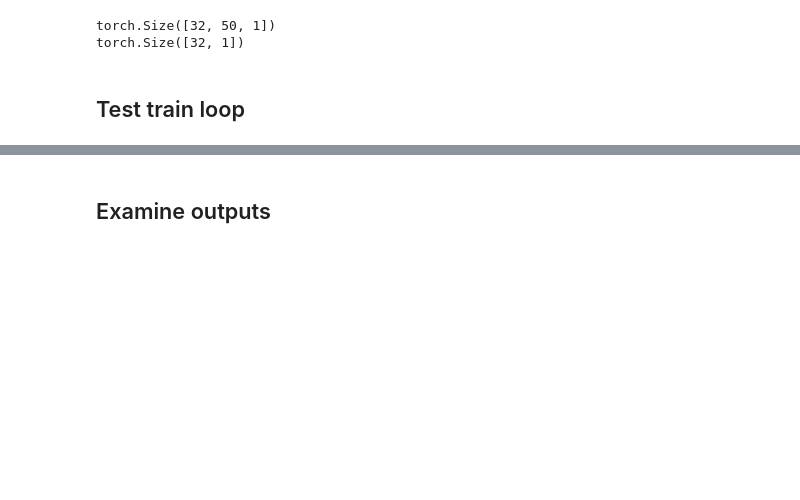
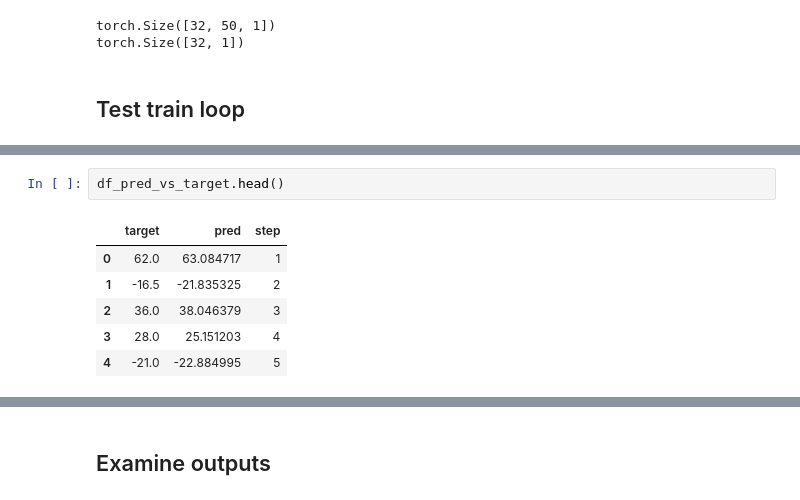
Before and after one commit to daemonflynn777/xlstm_moex, a Jupyter notebook: test nxai_xlstm.ipynb, the cells around one changed output, grey strips where cells are left out. Cells and saved outputs as stored; diff of their text form; blank space fills up the shorter version.

```diff
--- a/test nxai_xlstm.ipynb
+++ b/test nxai_xlstm.ipynb
@@ -551,0 +716,9 @@ Epoch [500/500], Batch [20/23], Loss: 1876.0857
+# %%
+df_pred_vs_target.head()
+# %% [output]
+|  | target | pred | step |
+| 0 | 62.0 | 63.084717 | 1 |
+| 1 | -16.5 | -21.835325 | 2 |
+| 2 | 36.0 | 38.046379 | 3 |
+| 3 | 28.0 | 25.151203 | 4 |
+| 4 | -21.0 | -22.884995 | 5 |
```
Also changed, not shown: parts of 28 cells of this notebook, 2 other files.
